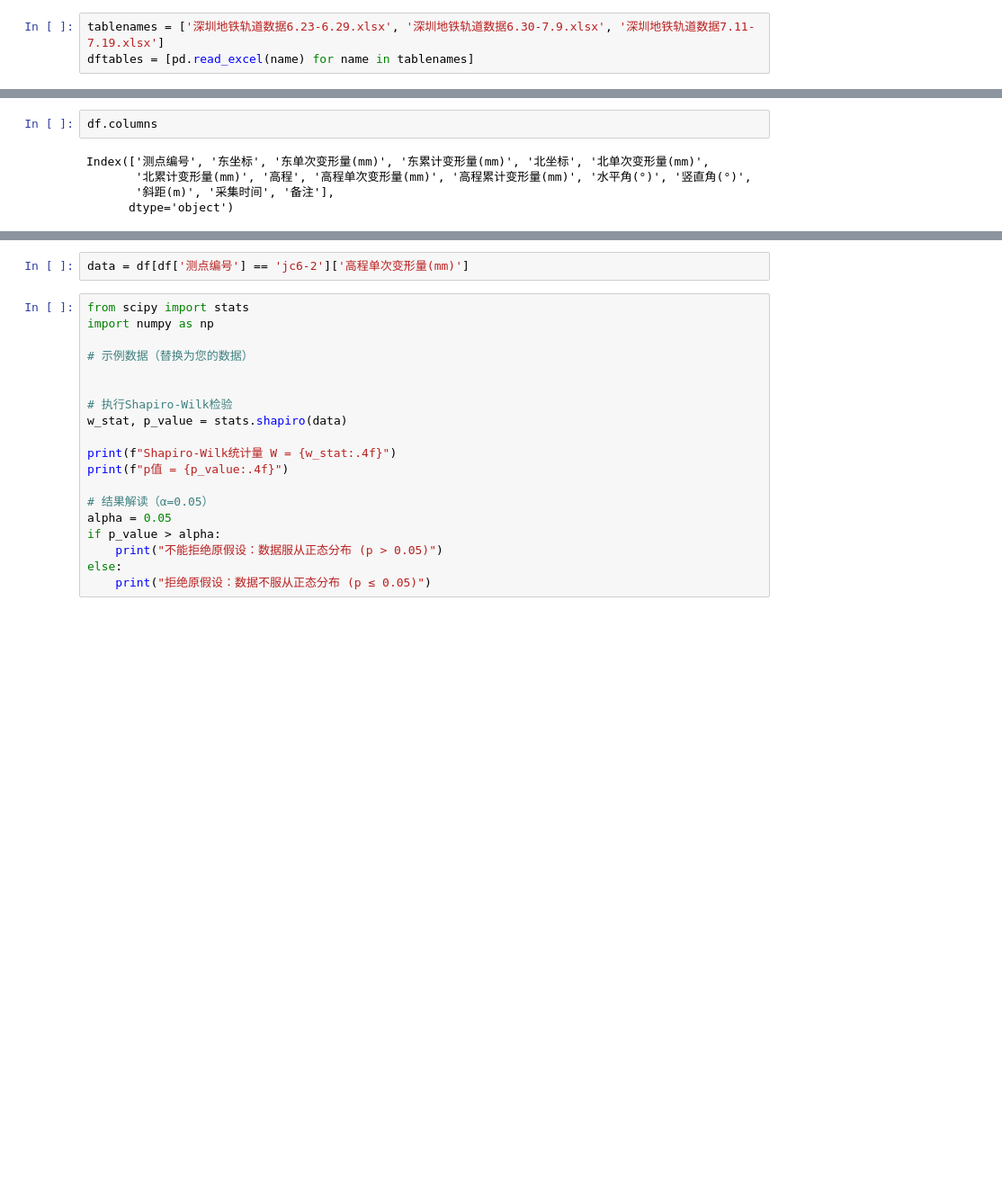
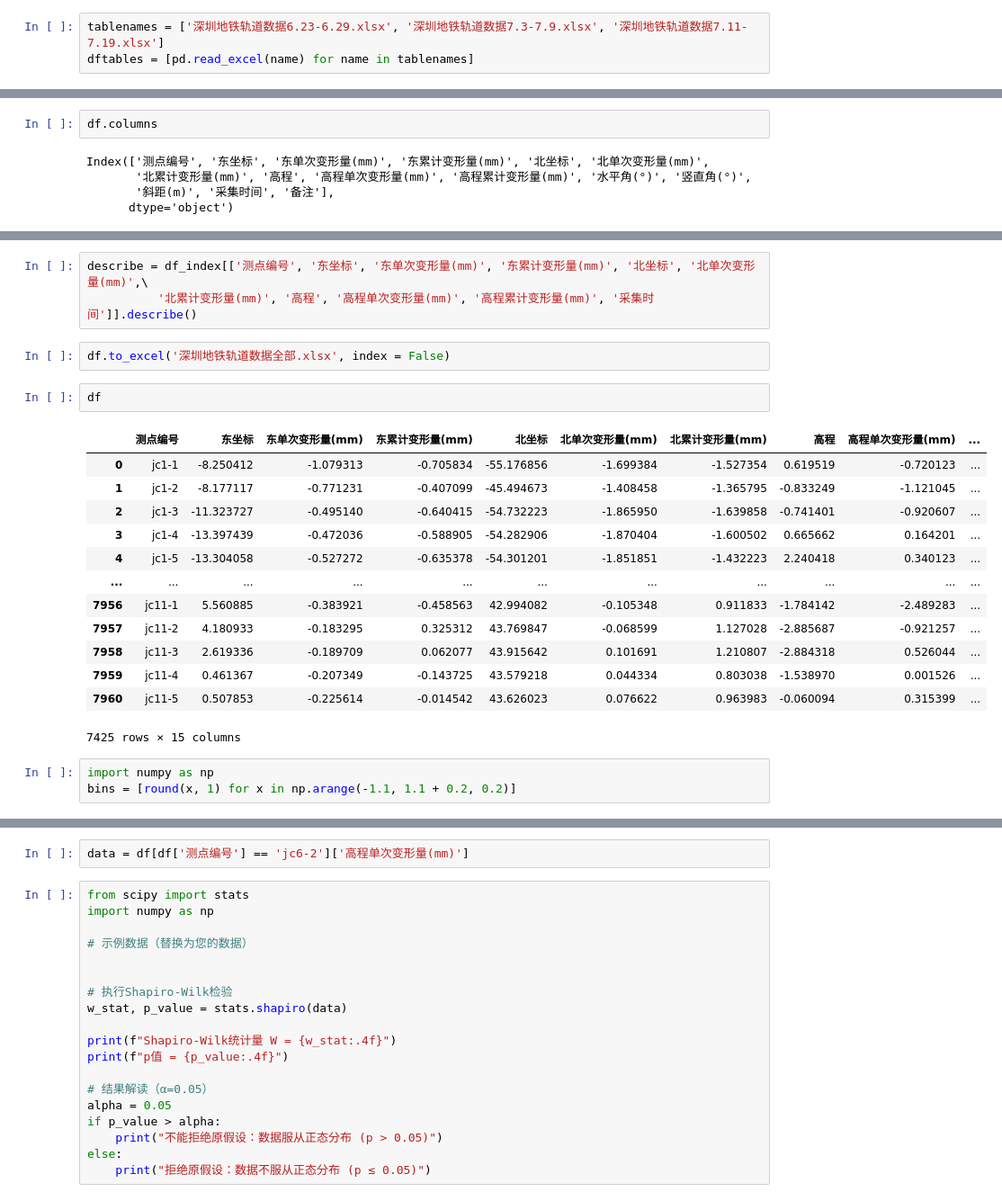
Before and after one commit to tongxl1208/ShenZhenSubwayProject, a Jupyter notebook: fastapi/画图/分析.ipynb, the cells around one changed output, grey strips where cells are left out. Shown at 90% size. Drawn from its saved outputs; the diff is of its cells as text; blank space fills up the shorter version.

```diff
--- a/fastapi/画图/分析.ipynb
+++ b/fastapi/画图/分析.ipynb
@@ -4,7 +4,7 @@ import requests
 import matplotlib.pyplot as plt
 import seaborn as sns
 # %%
-tablenames = ['深圳地铁轨道数据6.23-6.29.xlsx', '深圳地铁轨道数据6.30-7.9.xlsx', '深圳地铁轨道数据7.11-7.19.xlsx']
+tablenames = ['深圳地铁轨道数据6.23-6.29.xlsx', '深圳地铁轨道数据7.3-7.9.xlsx', '深圳地铁轨道数据7.11-7.19.xlsx']
 dftables = [pd.read_excel(name) for name in tablenames]
 # %%
 df = pd.concat(dftables, ignore_index = True)
@@ -17,0 +58,24 @@ Index(['测点编号', '东坐标', '东单次变形量(mm)', '东累计变形
+# %%
+describe = df_index[['测点编号', '东坐标', '东单次变形量(mm)', '东累计变形量(mm)', '北坐标', '北单次变形量(mm)',\
+          '北累计变形量(mm)', '高程', '高程单次变形量(mm)', '高程累计变形量(mm)', '采集时间']].describe()
+# %%
+df.to_excel('深圳地铁轨道数据全部.xlsx', index = False)
+# %%
+df
+# %% [output]
+|  | 测点编号 | 东坐标 | 东单次变形量(mm) | 东累计变形量(mm) | 北坐标 | 北单次变形量(mm) | 北累计变形量(mm) | 高程 | 高程单次变形量(mm) | ... |
+| 0 | jc1-1 | -8.250412 | -1.079313 | -0.705834 | -55.176856 | -1.699384 | -1.527354 | 0.619519 | -0.720123 | ... |
+| 1 | jc1-2 | -8.177117 | -0.771231 | -0.407099 | -45.494673 | -1.408458 | -1.365795 | -0.833249 | -1.121045 | ... |
+| 2 | jc1-3 | -11.323727 | -0.495140 | -0.640415 | -54.732223 | -1.865950 | -1.639858 | -0.741401 | -0.920607 | ... |
+| 3 | jc1-4 | -13.397439 | -0.472036 | -0.588905 | -54.282906 | -1.870404 | -1.600502 | 0.665662 | 0.164201 | ... |
+| 4 | jc1-5 | -13.304058 | -0.527272 | -0.635378 | -54.301201 | -1.851851 | -1.432223 | 2.240418 | 0.340123 | ... |
+| ... | ... | ... | ... | ... | ... | ... | ... | ... | ... | ... |
+| 7956 | jc11-1 | 5.560885 | -0.383921 | -0.458563 | 42.994082 | -0.105348 | 0.911833 | -1.784142 | -2.489283 | ... |
+| 7957 | jc11-2 | 4.180933 | -0.183295 | 0.325312 | 43.769847 | -0.068599 | 1.127028 | -2.885687 | -0.921257 | ... |
+| 7958 | jc11-3 | 2.619336 | -0.189709 | 0.062077 | 43.915642 | 0.101691 | 1.210807 | -2.884318 | 0.526044 | ... |
+| 7959 | jc11-4 | 0.461367 | -0.207349 | -0.143725 | 43.579218 | 0.044334 | 0.803038 | -1.538970 | 0.001526 | ... |
+| 7960 | jc11-5 | 0.507853 | -0.225614 | -0.014542 | 43.626023 | 0.076622 | 0.963983 | -0.060094 | 0.315399 | ... |
+7425 rows × 15 columns
+# %%
+import numpy as np
+bins = [round(x, 1) for x in np.arange(-1.1, 1.1 + 0.2, 0.2)]
```
Also changed, not shown: parts of 9 cells of this notebook, 7 other files.
